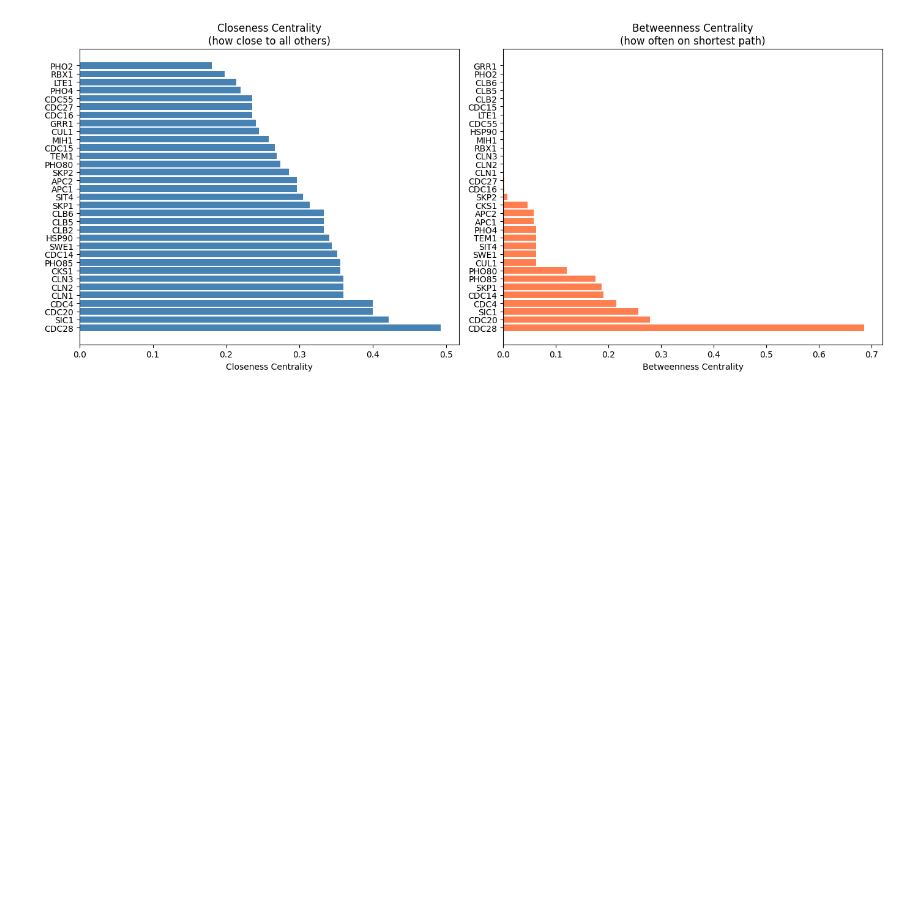
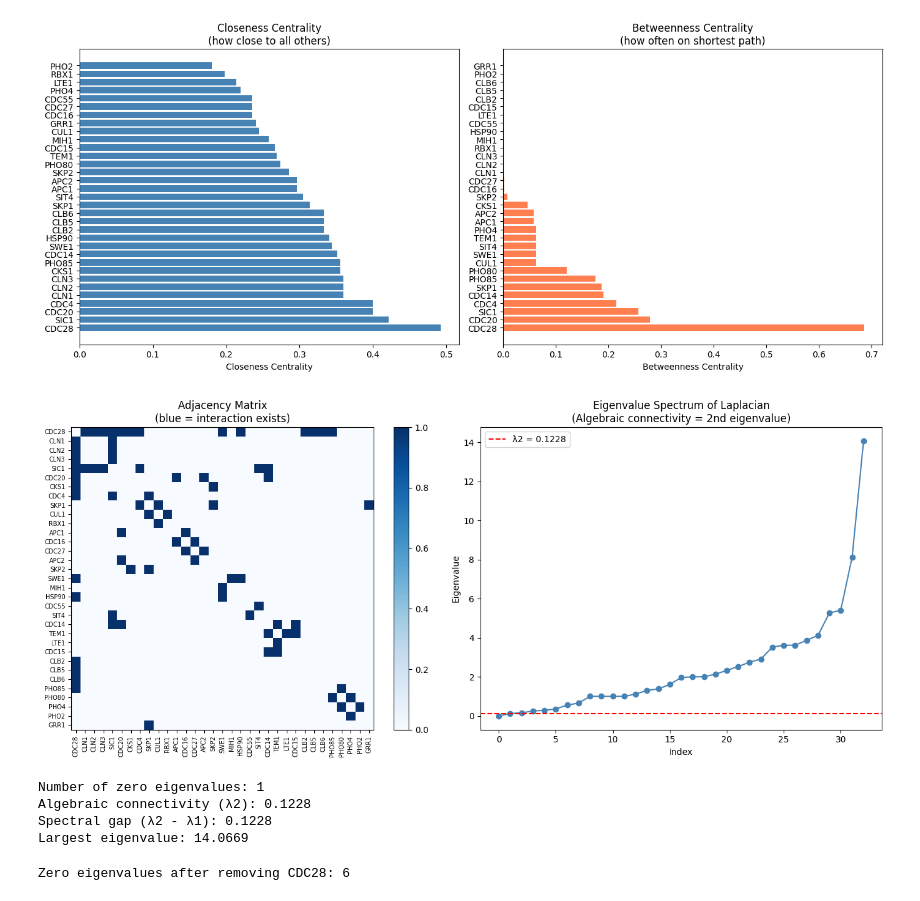
Before and after one commit to aparna-2001/system-biology, a Jupyter notebook: systems_biologyipynb.ipynb, the cells around one changed output. Saved outputs shown, nothing was run; the diff lists cells and outputs as text; code cells hidden in the pictures; blank space fills up the shorter version.

Commit message:
Learnt diameter, spectral graph theory, Fieldler vector

```diff
--- a/systems_biologyipynb.ipynb
+++ b/systems_biologyipynb.ipynb
@@ -477,3 +477,59 @@ CLB6       : 0.0000
 PHO2       : 0.0000
 GRR1       : 0.0000
 [figure]
+# %%
+#spectral graph theory
+
+# Get the adjacency matrix
+adj_matrix = nx.adjacency_matrix(G).toarray()
+proteins = list(G.nodes())
+
+# Plot adjacency matrix
+plt.figure(figsize=(14,6))
+plt.subplot(1,2,1)
+plt.imshow(adj_matrix, cmap='Blues', interpolation='none')
+plt.xticks(range(len(proteins)), proteins, rotation=90, fontsize=7)
+plt.yticks(range(len(proteins)), proteins, fontsize=7)
+plt.title("Adjacency Matrix\n(blue = interaction exists)")
+plt.colorbar()
+
+# Compute Laplacian matrix
+L = nx.laplacian_matrix(G).toarray()
+
+# Compute eigenvalues
+eigenvalues = np.linalg.eigvalsh(L)
+eigenvalues_sorted = np.sort(eigenvalues)
+
+plt.subplot(1,2,2)
+plt.plot(eigenvalues_sorted, 'o-', color='steelblue', markersize=6)
+plt.xlabel("Index")
+plt.ylabel("Eigenvalue")
+plt.title("Eigenvalue Spectrum of Laplacian\n(Algebraic connectivity = 2nd eigenvalue)")
+plt.axhline(y=eigenvalues_sorted[1], color='red',
+            linestyle='--',
+            label=f'λ2 = {eigenvalues_sorted[1]:.4f}')
+plt.legend()
+plt.tight_layout()
+plt.show()
+
+# Key spectral properties
+print(f"Number of zero eigenvalues: {sum(1 for e in eigenvalues_sorted if e < 1e-10)}")
+print(f"Algebraic connectivity (λ2): {eigenvalues_sorted[1]:.4f}")
+print(f"Spectral gap (λ2 - λ1): {eigenvalues_sorted[1] - eigenvalues_sorted[0]:.4f}")
+print(f"Largest eigenvalue: {eigenvalues_sorted[-1]:.4f}")
+# %% [output]
+[figure, added]
+Number of zero eigenvalues: 1
+Algebraic connectivity (λ2): 0.1228
+Spectral gap (λ2 - λ1): 0.1228
+Largest eigenvalue: 14.0669
+# %%
+# Spectral confirmation of what happens when CDC28 is removed
+G_removed = G.copy()
+G_removed.remove_node("CDC28")
+L_removed = nx.laplacian_matrix(G_removed).toarray()
+eigenvalues_removed = np.sort(np.linalg.eigvalsh(L_removed))
+zero_count = sum(1 for e in eigenvalues_removed if e < 1e-10)
+print(f"Zero eigenvalues after removing CDC28: {zero_count}")
+# %% [output]
+Zero eigenvalues after removing CDC28: 6
```
Also changed, not shown: parts of 6 cells of this notebook.
